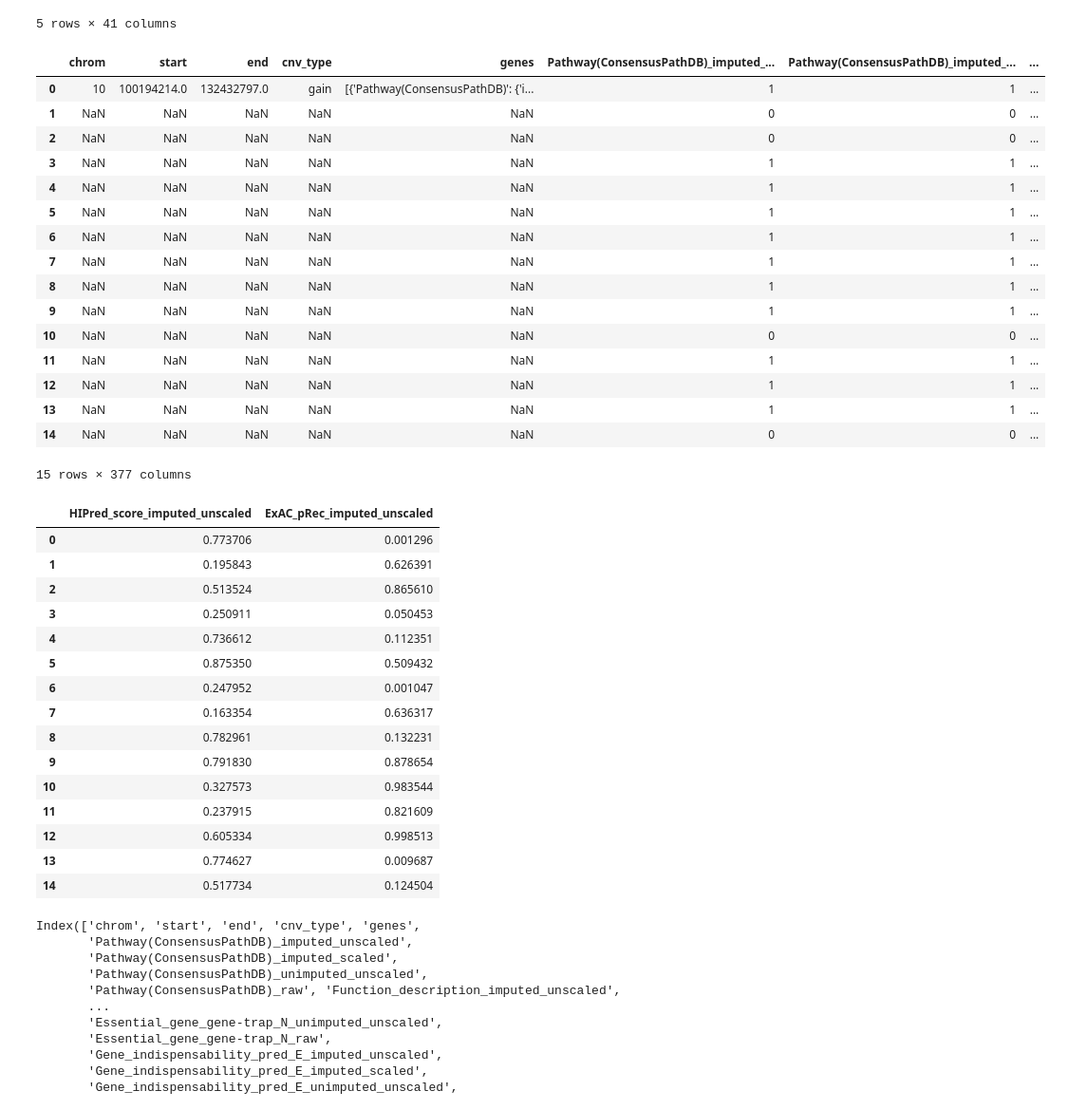
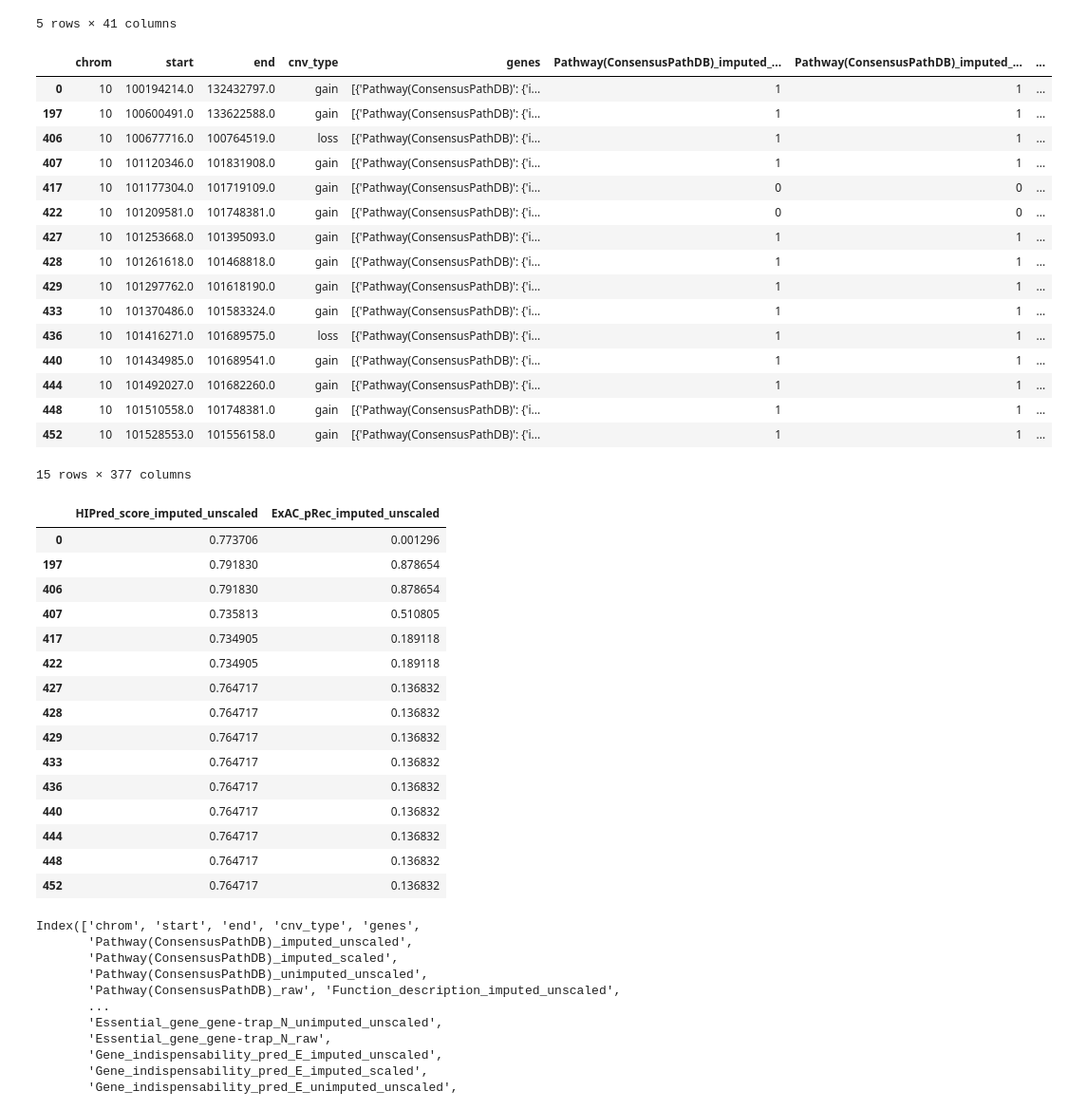
Before and after one commit to janci-osadsky/Exploratory-Analysis-of-Oncological-Data, a Jupyter notebook: RocnikovyProjektOsadsky.ipynb, the cells around one changed output. Shown at 95% size. Saved outputs shown, nothing was run; the diff lists cells and outputs as text; code cells hidden in the pictures.

```diff
--- a/RocnikovyProjektOsadsky.ipynb
+++ b/RocnikovyProjektOsadsky.ipynb
@@ -19,40 +22,41 @@ df.head()
 # %%
 directory = 'data/data/annotated_cnvs_json'
 dfs = []
 
 for filename in os.listdir(directory)[:15]:
     if filename.endswith('.json.gz'):
         file_path = os.path.join(directory, filename)
 
         with gzip.open(file_path, 'rb') as f:
             file_content = f.read().decode('utf-8')
 
         data = json.loads(file_content)
         genes_df = pd.json_normalize(data, 'genes', sep='_')
         main_df = pd.json_normalize(data, sep='_')
         result_df = pd.concat([main_df, genes_df], axis=1)
         dfs.append(result_df)
 
 df = pd.concat(dfs, ignore_index=True)
+df = df.dropna(subset=['chrom'])
 
 df.head(15)
 # %% [output]
 |  | chrom | start | end | cnv_type | genes | Pathway(ConsensusPathDB)_imputed_... | Pathway(ConsensusPathDB)_imputed_... | ... |
 | 0 | 10 | 100194214.0 | 132432797.0 | gain | [{'Pathway(ConsensusPathDB)': {'i... | 1 | 1 | ... |
-| 1 | NaN | NaN | NaN | NaN | NaN | 0 | 0 | ... |
-| 2 | NaN | NaN | NaN | NaN | NaN | 0 | 0 | ... |
-| 3 | NaN | NaN | NaN | NaN | NaN | 1 | 1 | ... |
-| 4 | NaN | NaN | NaN | NaN | NaN | 1 | 1 | ... |
-| 5 | NaN | NaN | NaN | NaN | NaN | 1 | 1 | ... |
-| 6 | NaN | NaN | NaN | NaN | NaN | 1 | 1 | ... |
-| 7 | NaN | NaN | NaN | NaN | NaN | 1 | 1 | ... |
-| 8 | NaN | NaN | NaN | NaN | NaN | 1 | 1 | ... |
-| 9 | NaN | NaN | NaN | NaN | NaN | 1 | 1 | ... |
-| 10 | NaN | NaN | NaN | NaN | NaN | 0 | 0 | ... |
-| 11 | NaN | NaN | NaN | NaN | NaN | 1 | 1 | ... |
-| 12 | NaN | NaN | NaN | NaN | NaN | 1 | 1 | ... |
-| 13 | NaN | NaN | NaN | NaN | NaN | 1 | 1 | ... |
-| 14 | NaN | NaN | NaN | NaN | NaN | 0 | 0 | ... |
+| 197 | 10 | 100600491.0 | 133622588.0 | gain | [{'Pathway(ConsensusPathDB)': {'i... | 1 | 1 | ... |
+| 406 | 10 | 100677716.0 | 100764519.0 | loss | [{'Pathway(ConsensusPathDB)': {'i... | 1 | 1 | ... |
+| 407 | 10 | 101120346.0 | 101831908.0 | gain | [{'Pathway(ConsensusPathDB)': {'i... | 1 | 1 | ... |
+| 417 | 10 | 101177304.0 | 101719109.0 | gain | [{'Pathway(ConsensusPathDB)': {'i... | 0 | 0 | ... |
+| 422 | 10 | 101209581.0 | 101748381.0 | gain | [{'Pathway(ConsensusPathDB)': {'i... | 0 | 0 | ... |
+| 427 | 10 | 101253668.0 | 101395093.0 | gain | [{'Pathway(ConsensusPathDB)': {'i... | 1 | 1 | ... |
+| 428 | 10 | 101261618.0 | 101468818.0 | gain | [{'Pathway(ConsensusPathDB)': {'i... | 1 | 1 | ... |
+| 429 | 10 | 101297762.0 | 101618190.0 | gain | [{'Pathway(ConsensusPathDB)': {'i... | 1 | 1 | ... |
+| 433 | 10 | 101370486.0 | 101583324.0 | gain | [{'Pathway(ConsensusPathDB)': {'i... | 1 | 1 | ... |
+| 436 | 10 | 101416271.0 | 101689575.0 | loss | [{'Pathway(ConsensusPathDB)': {'i... | 1 | 1 | ... |
+| 440 | 10 | 101434985.0 | 101689541.0 | gain | [{'Pathway(ConsensusPathDB)': {'i... | 1 | 1 | ... |
+| 444 | 10 | 101492027.0 | 101682260.0 | gain | [{'Pathway(ConsensusPathDB)': {'i... | 1 | 1 | ... |
+| 448 | 10 | 101510558.0 | 101748381.0 | gain | [{'Pathway(ConsensusPathDB)': {'i... | 1 | 1 | ... |
+| 452 | 10 | 101528553.0 | 101556158.0 | gain | [{'Pathway(ConsensusPathDB)': {'i... | 1 | 1 | ... |
 15 rows × 377 columns
 # %%
 selected_attributes_df = df[['HIPred_score_imputed_unscaled', 'ExAC_pRec_imputed_unscaled']]
@@ -60,20 +64,20 @@ selected_attributes_df.head(15)
 # %% [output]
 |  | HIPred_score_imputed_unscaled | ExAC_pRec_imputed_unscaled |
 | 0 | 0.773706 | 0.001296 |
-| 1 | 0.195843 | 0.626391 |
-| 2 | 0.513524 | 0.865610 |
-| 3 | 0.250911 | 0.050453 |
-| 4 | 0.736612 | 0.112351 |
-| 5 | 0.875350 | 0.509432 |
-| 6 | 0.247952 | 0.001047 |
-| 7 | 0.163354 | 0.636317 |
-| 8 | 0.782961 | 0.132231 |
-| 9 | 0.791830 | 0.878654 |
-| 10 | 0.327573 | 0.983544 |
-| 11 | 0.237915 | 0.821609 |
-| 12 | 0.605334 | 0.998513 |
-| 13 | 0.774627 | 0.009687 |
-| 14 | 0.517734 | 0.124504 |
+| 197 | 0.791830 | 0.878654 |
+| 406 | 0.791830 | 0.878654 |
+| 407 | 0.735813 | 0.510805 |
+| 417 | 0.734905 | 0.189118 |
+| 422 | 0.734905 | 0.189118 |
+| 427 | 0.764717 | 0.136832 |
+| 428 | 0.764717 | 0.136832 |
+| 429 | 0.764717 | 0.136832 |
+| 433 | 0.764717 | 0.136832 |
+| 436 | 0.764717 | 0.136832 |
+| 440 | 0.764717 | 0.136832 |
+| 444 | 0.764717 | 0.136832 |
+| 448 | 0.764717 | 0.136832 |
+| 452 | 0.764717 | 0.136832 |
 # %%
 df.columns
 # %% [output]
```
Also changed, not shown: parts of 21 cells of this notebook.
